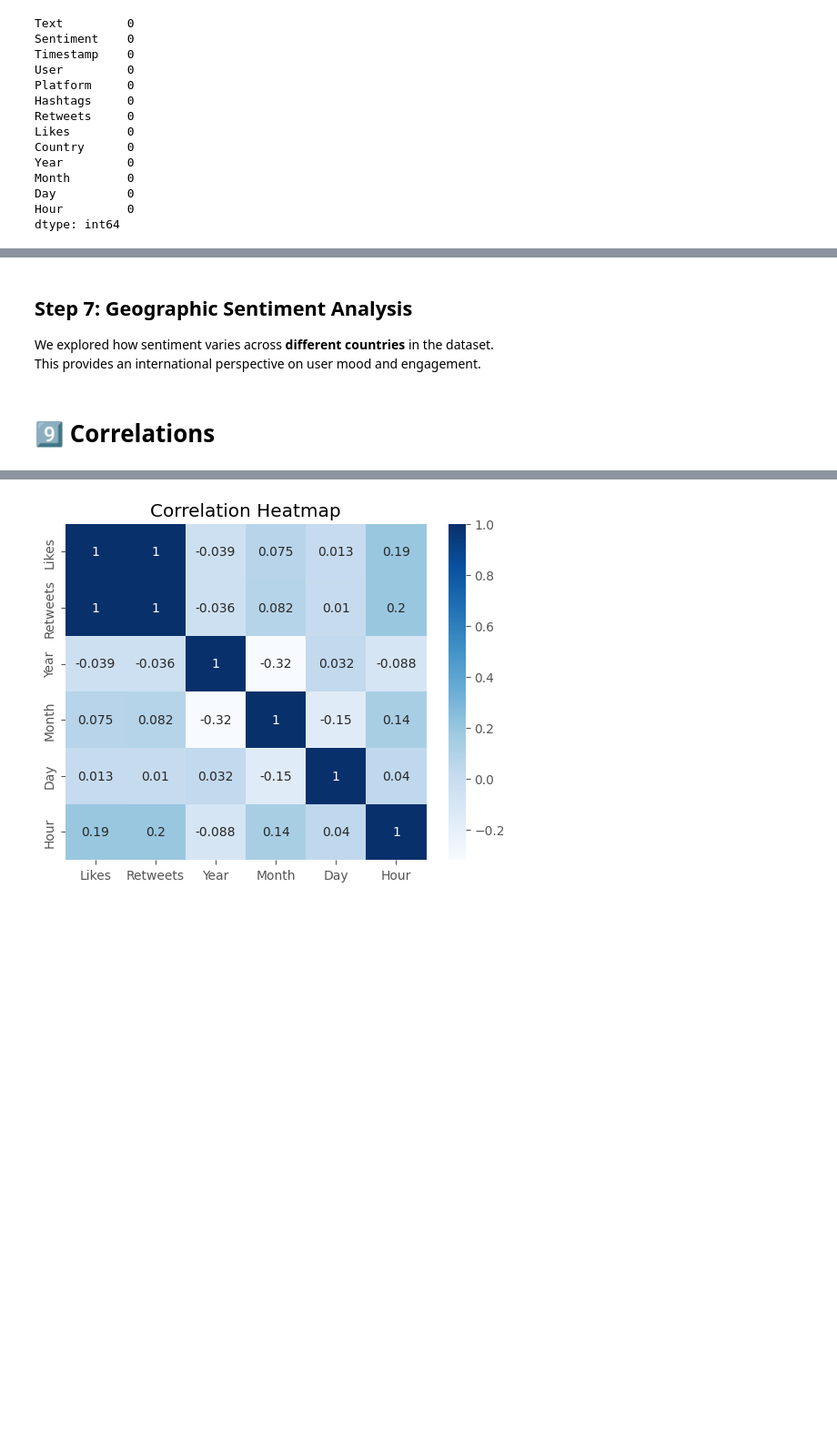
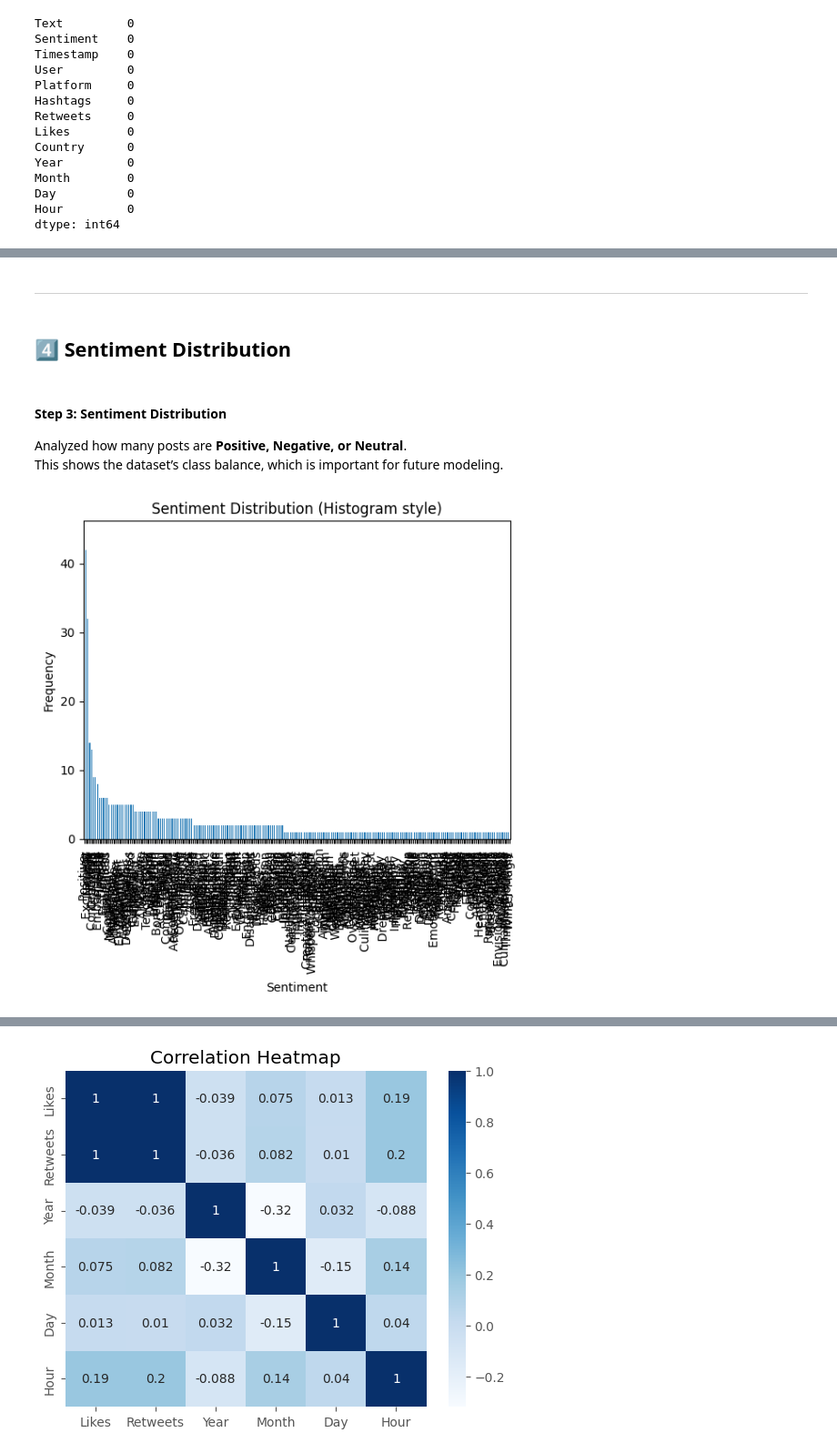
Before and after one commit to OcSpice/Sentiment-Dataset-EDA, a Jupyter notebook: EDA_on_Sentiment_Dataset.ipynb, the cells around one changed output, grey strips where cells are left out. Shown: that part at 91% size. Drawn from its saved outputs; the diff is of its cells as text; code cells hidden in the pictures; blank space fills up the shorter version.

```diff
--- a/EDA_on_Sentiment_Dataset.ipynb
+++ b/EDA_on_Sentiment_Dataset.ipynb
@@ -133,6 +78,16 @@ plt.show()
-# %% [markdown]
-## Step 7: Geographic Sentiment Analysis
-We explored how sentiment varies across **different countries** in the dataset.
-This provides an international perspective on user mood and engagement.
-# %% [markdown]
-# 9️⃣ Correlations
+# %% [markdown]
+---
+# %% [markdown]
+## 4️⃣ **Sentiment Distribution**
+# %% [markdown]
+#### **Step 3: Sentiment Distribution**
+Analyzed how many posts are **Positive, Negative, or Neutral**.
+This shows the dataset’s class balance, which is important for future modeling.
+# %%
+df['Sentiment'].value_counts().plot(kind='bar')
+plt.title("Sentiment Distribution (Histogram style)")
+plt.xlabel("Sentiment")
+plt.ylabel("Frequency")
+plt.show()
+# %% [output]
+[figure, added]
```
Also changed, not shown: parts of 53 cells of this notebook.
